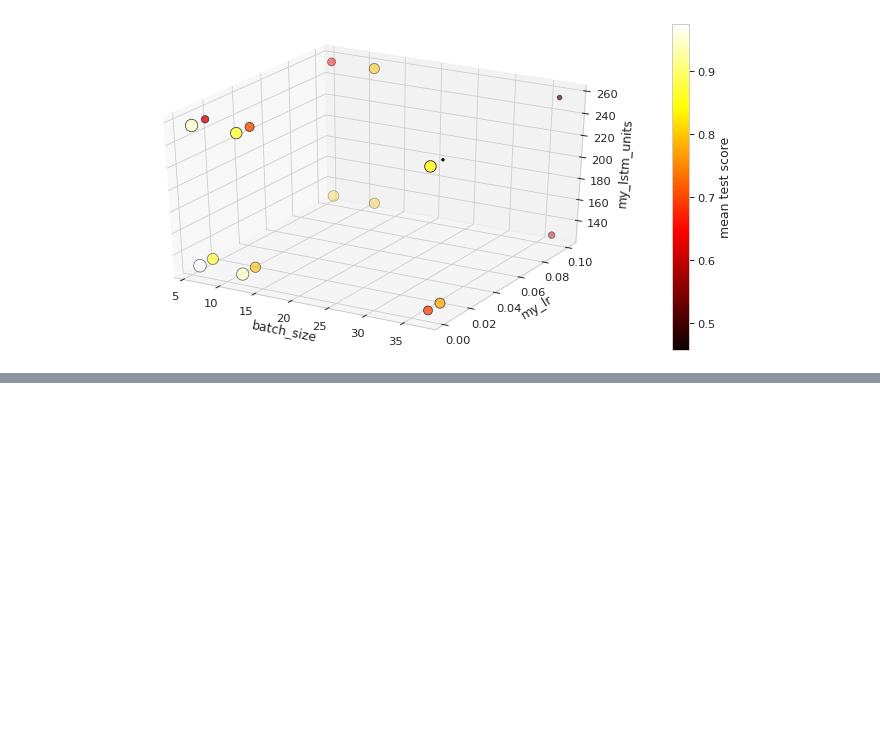
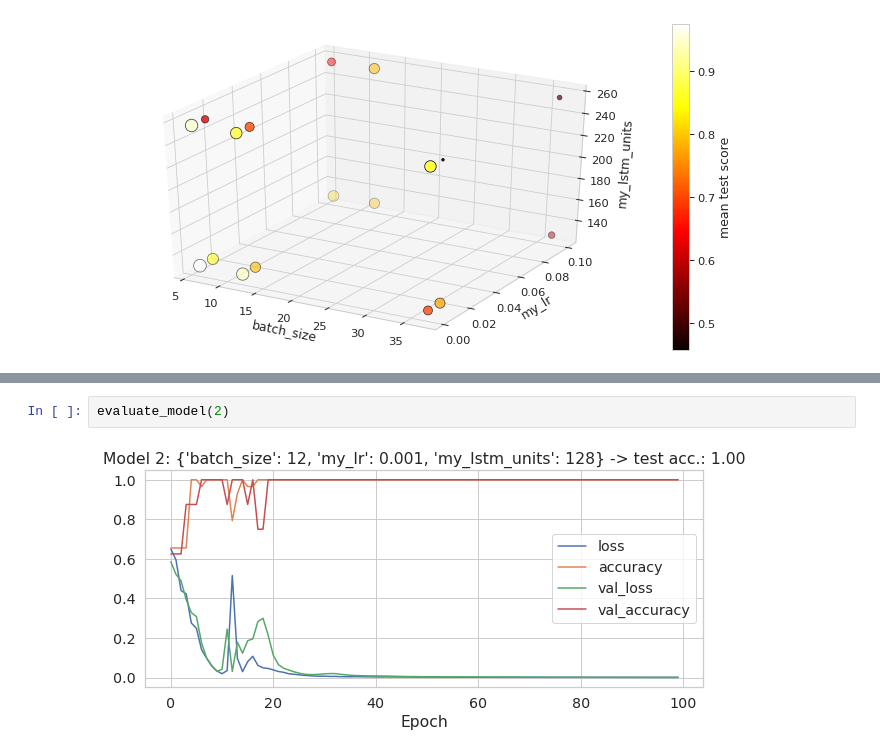
Before and after one commit to animaviridis/dmv-practicals, a Jupyter notebook: assessment/assignment1/task2/task2.ipynb, the cells around one changed output, grey strips where cells are left out. Drawn from its saved outputs; the diff is of its cells as text; blank space fills up the shorter version.

```diff
--- a/assessment/assignment1/task2/task2.ipynb
+++ b/assessment/assignment1/task2/task2.ipynb
@@ -348,0 +385,4 @@ with sns.plotting_context('paper', font_scale=1.3):
+# %%
+evaluate_model(2)
+# %% [output]
+[figure, added]
```
Also changed, not shown: parts of 14 cells of this notebook.
